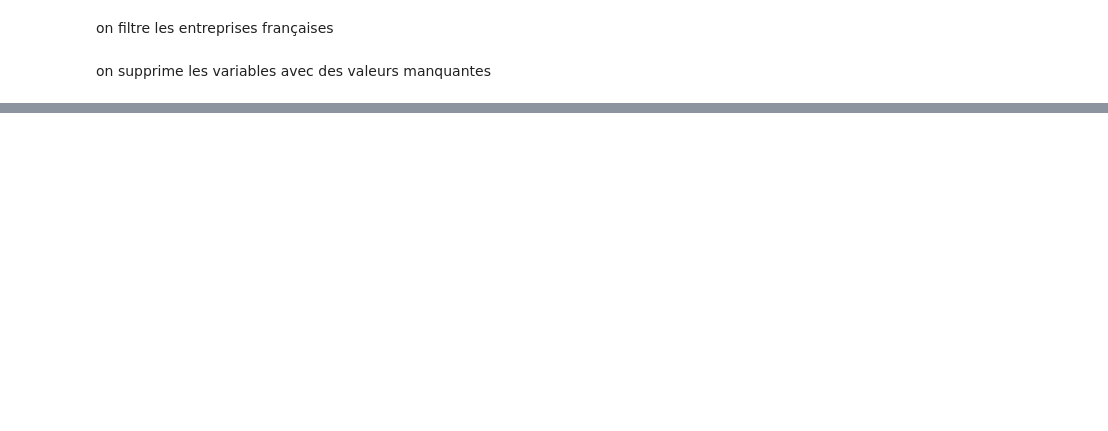
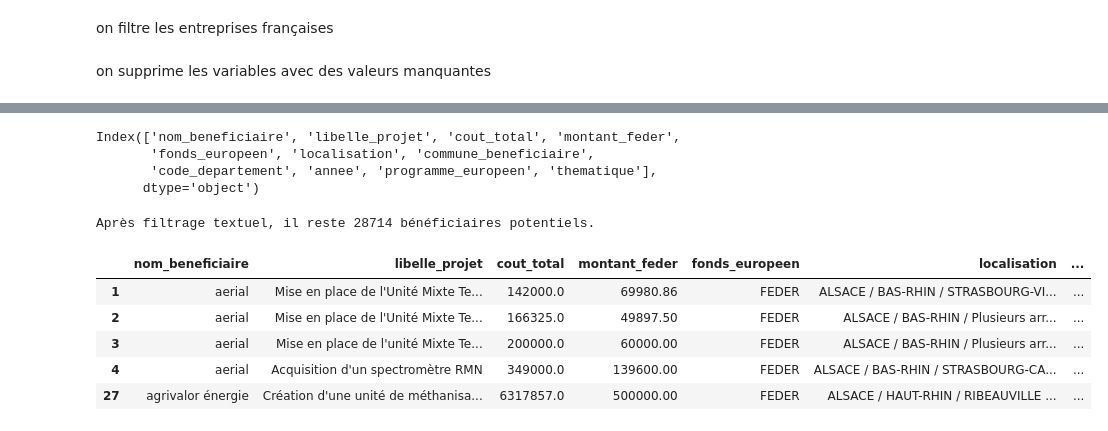
Before and after one commit to isaurepillet/stage_2A, a Jupyter notebook: data/code.ipynb, the cells around one changed output, grey strips where cells are left out. Drawn from its saved outputs; the diff is of its cells as text; code cells hidden in the pictures; blank space fills up the shorter version.

```diff
--- a/data/code.ipynb
+++ b/data/code.ipynb
@@ -239,0 +122,2 @@ HTTPError: HTTP Error 404: Not Found
+# %%
+feder=pd.read_excel("/home/onyxia/stage_2A/data/base_projets_feder_fse_2007-2013.xlsx")
@@ -239,0 +135,72 @@ HTTPError: HTTP Error 404: Not Found
+# %%
+# Le dictionnaire de correspondance (Ancien nom -> Nouveau nom propre)
+dictionnaire_renommage = {
+    "Nom de l'organisme bénéficiaire": "nom_beneficiaire",
+    "Libellé du projet": "libelle_projet",
+    "Coût total du projet (en euros)": "cout_total",
+    "Montant du financement européen (en euros)": "montant_feder",
+    "Fonds européen concerné": "fonds_europeen",
+    "Localisation du projet": "localisation",
+    "Nom de la commune de l'organisme bénéficiaire": "commune_beneficiaire",
+    "Code département": "code_departement",
+    "Année de programmation": "annee",
+    "Nom du programme européen": "programme_europeen",
+    "Thématique du projet": "thematique"
+}
+
+# On applique le changement sur ton DataFrame
+feder = feder.rename(columns=dictionnaire_renommage)
+
+# On vérifie le résultat
+print(feder.columns)
+# %% [output]
+Index(['nom_beneficiaire', 'libelle_projet', 'cout_total', 'montant_feder',
+       'fonds_europeen', 'localisation', 'commune_beneficiaire',
+       'code_departement', 'annee', 'programme_europeen', 'thematique'],
+      dtype='object')
+# %%
+
+# 1. Liste des mots-clés à exclure (sensible à la casse ou converti en minuscules)
+mots_cles_publics = [
+    "mairie", "commune", "ville de",  "syndicat", "sivom", "ccas",
+    "universite", "univ ", "cnrs", "inserm", "lycée", "college", "ecole",
+    "association", "asso ", "chru", "chu ", "hopital", "centre hospitalier",
+    "prefecture", "ministère", "region ", "département de", "quartier",
+    "regional", "universitaire", "agence", "chambre", "centre", "conseil",
+    "communaute", "municipal", "collectivite","conservatoire", "metropole",
+    "communauté", "agglomération", "délégation", "université",
+    "métropole", "région", "institut", "formation", "maison", "emploi",
+    "public", "insertion", "office", "mission", "métropôle", "uni",
+    "region", "ligue", "fédération", "pôle", "réseau", "foyer",
+    "coopérative", "federation", "club", "espace", "snc", "solidarité", "académie",
+    "banque", "institu", "gaec", "hôpital", "musée", "les", "comite", "comité", "tourisme",
+    "c.h.u.", "enseignement", "amis", "reseau", "pays", "environnement", "groupement", "hopîtal",
+    "habitat", "résidence", "eplefpa", "fondation", "school", "ehpad",
+    "mutualité", "rectorat", "reseau", "amenagement", "developpement",
+    "gaec", "commissariat", "cooperative", "direction", "habitat", "organisation",
+    "groupe", "européenne", "caisse", "jeunesse", "solidaire", "iut", "observatoire",
+    "service", "departemental", "lycee", "pole", "collège", "cercle", "sportive", "collectif",
+    "coordination", "gites", "gîte","gîtes", "mission", "locale", "initiative", "crèches",
+    "aide", "école", "france", "territoire", "interdépartementale",
+    "hospitalier", "crédit", "communale", "communal", "port", "saint",
+    "planétarium", "préfecture", "prefecture","accompagnement",
+    "organisme", "francais", "nationale", "national", "parc", "paroisse"]
+# On passe tout en minuscules pour ne pas rater de lignes
+feder['nom_beneficiaire'] = feder['nom_beneficiaire'].str.lower()
+
+# 2. Filtrage : on garde uniquement les lignes qui ne contiennent AUCUN mot-clé public
+masque_entreprises = ~feder['nom_beneficiaire'].str.contains('|'.join(mots_cles_publics), na=False)
+feder_entreprises = feder[masque_entreprises]
+
+print(f"Après filtrage textuel, il reste {len(feder_entreprises)} bénéficiaires potentiels.")
+# %% [output]
+Après filtrage textuel, il reste 28714 bénéficiaires potentiels.
+# %%
+feder_entreprises.head()
+# %% [output]
+|  | nom_beneficiaire | libelle_projet | cout_total | montant_feder | fonds_europeen | localisation | ... |
+| 1 | aerial | Mise en place de l'Unité Mixte Te... | 142000.0 | 69980.86 | FEDER | ALSACE / BAS-RHIN / STRASBOURG-VI... | ... |
+| 2 | aerial | Mise en place de l'Unité Mixte Te... | 166325.0 | 49897.50 | FEDER | ALSACE / BAS-RHIN / Plusieurs arr... | ... |
+| 3 | aerial | Mise en place de l'unité Mixte Te... | 200000.0 | 60000.00 | FEDER | ALSACE / BAS-RHIN / Plusieurs arr... | ... |
+| 4 | aerial | Acquisition d'un spectromètre RMN | 349000.0 | 139600.00 | FEDER | ALSACE / BAS-RHIN / STRASBOURG-CA... | ... |
+| 27 | agrivalor énergie | Création d'une unité de méthanisa... | 6317857.0 | 500000.00 | FEDER | ALSACE / HAUT-RHIN / RIBEAUVILLE ... | ... |
```
Also changed, not shown: parts of 24 cells of this notebook.
